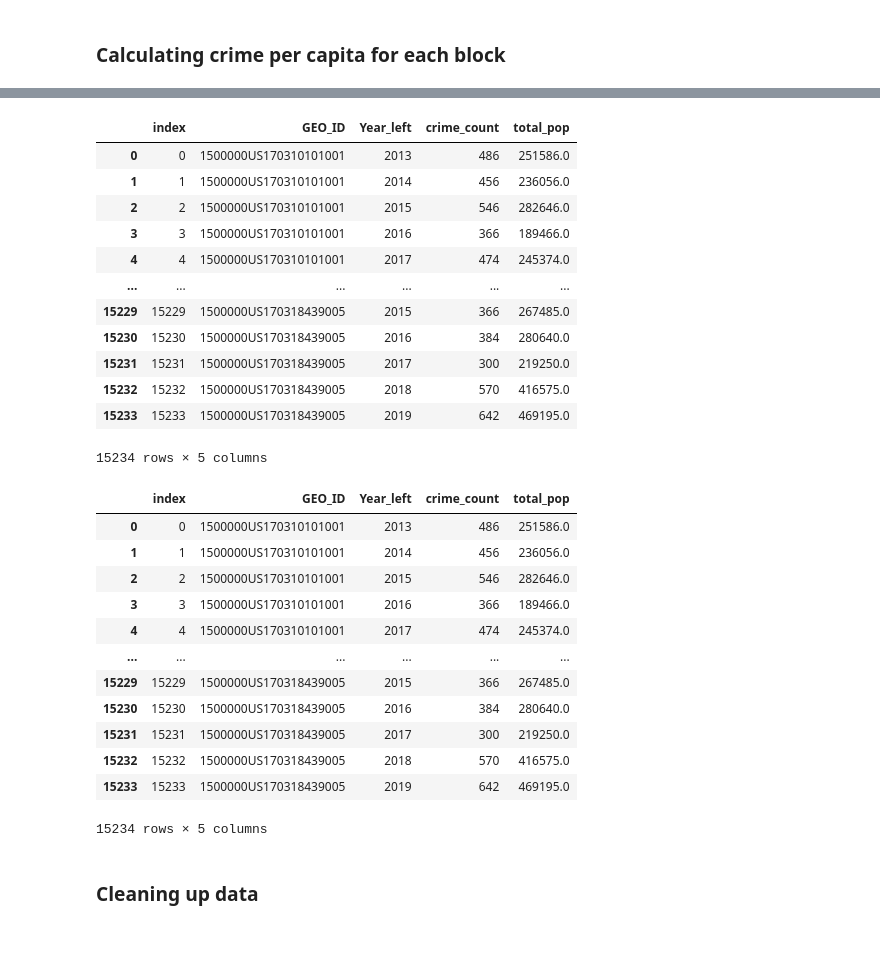
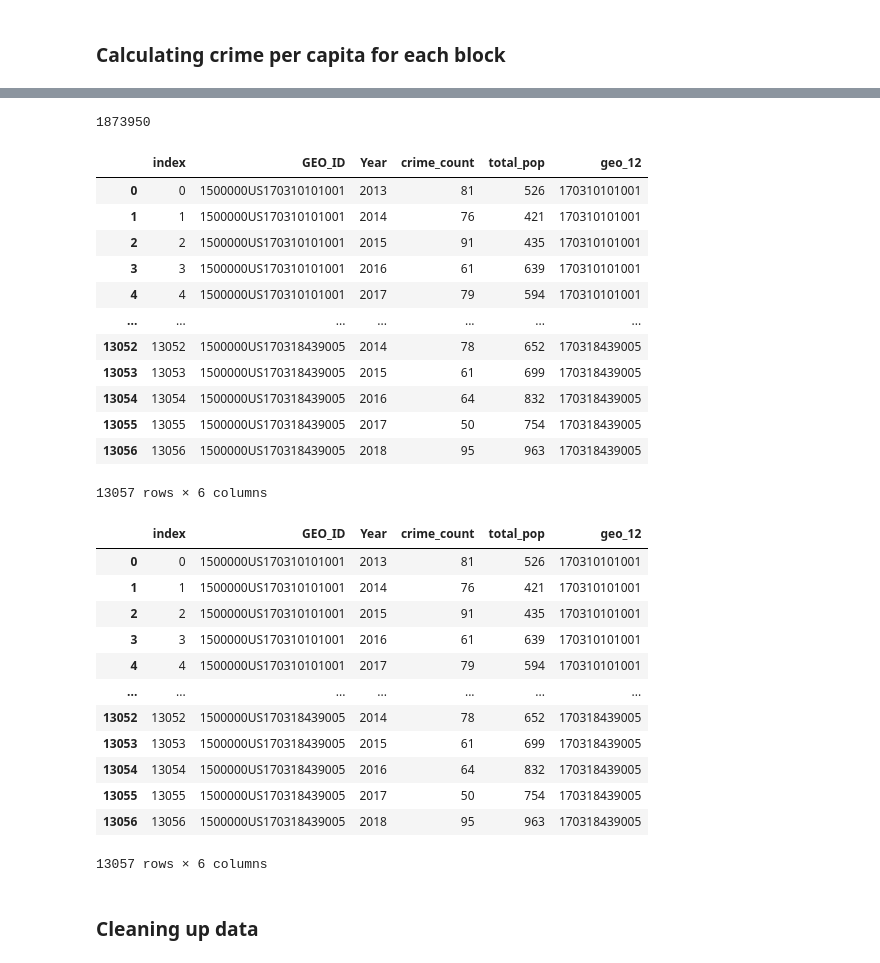
Before and after one commit to ymericson/ml-project, a Jupyter notebook: crimes & cta_dist.ipynb, the cells around one changed output, grey strips where cells are left out. Cells and saved outputs as stored; diff of their text form; code cells hidden in the pictures.

```diff
--- a/crimes & cta_dist.ipynb
+++ b/crimes & cta_dist.ipynb
@@ -160,6 +166,7 @@ limited_gdf
 # %%
 limited_gdf = limited_gdf[limited_gdf.total_pop != 0]
 limited_gdf = limited_gdf.dropna()
+limited_gdf = limited_gdf.drop_duplicates('Case Number')
 limited_gdf
 # %% [output]
 |  | total_pop | ID | Case Number | Year_left | Primary Type | blockce10 | GEO_ID | geometry |
@@ -178,7 +185,8 @@ limited_gdf
 # %% [markdown]
 ### Calculating crime per capita for each block
 # %%
-count_by_block = pd.Series(limited_gdf.groupby(['GEO_ID', 'Year_left'])['Case Number'].count(), name='crime_count')
-count_by_block = count_by_block.to_frame()
+count_by_block = pd.Series(limited_gdf.groupby(['GEO_ID', 'Year_left'])['Case Number'].count(), name='crime_count').reset_index()
+count_by_block = count_by_block
+count_by_block = count_by_block.rename(columns={"Year_left": "Year"})
 count_by_block
 # %% [output]
@@ -216,37 +206,41 @@ pop_by_geo
+# %%
+sum(count_by_block['crime_count'])
+# %% [output]
+1873950
 # %%
-crimes_and_pop = count_by_block.merge(pop_by_geo, on=["GEO_ID","Year_left"], how="inner").reset_index()
+crimes_and_pop = count_by_block.merge(acs_df, on=["GEO_ID","Year"], how="inner").reset_index()
 crimes_and_pop
 # %% [output]
-|  | index | GEO_ID | Year_left | crime_count | total_pop |
-| 0 | 0 | 1500000US170310101001 | 2013 | 486 | 251586.0 |
-| 1 | 1 | 1500000US170310101001 | 2014 | 456 | 236056.0 |
-| 2 | 2 | 1500000US170310101001 | 2015 | 546 | 282646.0 |
-| 3 | 3 | 1500000US170310101001 | 2016 | 366 | 189466.0 |
-| 4 | 4 | 1500000US170310101001 | 2017 | 474 | 245374.0 |
-| ... | ... | ... | ... | ... | ... |
-| 15229 | 15229 | 1500000US170318439005 | 2015 | 366 | 267485.0 |
-| 15230 | 15230 | 1500000US170318439005 | 2016 | 384 | 280640.0 |
-| 15231 | 15231 | 1500000US170318439005 | 2017 | 300 | 219250.0 |
-| 15232 | 15232 | 1500000US170318439005 | 2018 | 570 | 416575.0 |
-| 15233 | 15233 | 1500000US170318439005 | 2019 | 642 | 469195.0 |
+|  | index | GEO_ID | Year | crime_count | total_pop | geo_12 |
+| 0 | 0 | 1500000US170310101001 | 2013 | 81 | 526 | 170310101001 |
+| 1 | 1 | 1500000US170310101001 | 2014 | 76 | 421 | 170310101001 |
+| 2 | 2 | 1500000US170310101001 | 2015 | 91 | 435 | 170310101001 |
+| 3 | 3 | 1500000US170310101001 | 2016 | 61 | 639 | 170310101001 |
+| 4 | 4 | 1500000US170310101001 | 2017 | 79 | 594 | 170310101001 |
+| ... | ... | ... | ... | ... | ... | ... |
+| 13052 | 13052 | 1500000US170318439005 | 2014 | 78 | 652 | 170318439005 |
+| 13053 | 13053 | 1500000US170318439005 | 2015 | 61 | 699 | 170318439005 |
+| 13054 | 13054 | 1500000US170318439005 | 2016 | 64 | 832 | 170318439005 |
+| 13055 | 13055 | 1500000US170318439005 | 2017 | 50 | 754 | 170318439005 |
+| 13056 | 13056 | 1500000US170318439005 | 2018 | 95 | 963 | 170318439005 |
-15234 rows × 5 columns
+13057 rows × 6 columns
 # %%
 joined2=crimes_and_pop
 joined2
 # %% [output]
-|  | index | GEO_ID | Year_left | crime_count | total_pop |
-| 0 | 0 | 1500000US170310101001 | 2013 | 486 | 251586.0 |
-| 1 | 1 | 1500000US170310101001 | 2014 | 456 | 236056.0 |
-| 2 | 2 | 1500000US170310101001 | 2015 | 546 | 282646.0 |
-| 3 | 3 | 1500000US170310101001 | 2016 | 366 | 189466.0 |
-| 4 | 4 | 1500000US170310101001 | 2017 | 474 | 245374.0 |
-| ... | ... | ... | ... | ... | ... |
-| 15229 | 15229 | 1500000US170318439005 | 2015 | 366 | 267485.0 |
-| 15230 | 15230 | 1500000US170318439005 | 2016 | 384 | 280640.0 |
-| 15231 | 15231 | 1500000US170318439005 | 2017 | 300 | 219250.0 |
-| 15232 | 15232 | 1500000US170318439005 | 2018 | 570 | 416575.0 |
-| 15233 | 15233 | 1500000US170318439005 | 2019 | 642 | 469195.0 |
+|  | index | GEO_ID | Year | crime_count | total_pop | geo_12 |
+| 0 | 0 | 1500000US170310101001 | 2013 | 81 | 526 | 170310101001 |
+| 1 | 1 | 1500000US170310101001 | 2014 | 76 | 421 | 170310101001 |
+| 2 | 2 | 1500000US170310101001 | 2015 | 91 | 435 | 170310101001 |
+| 3 | 3 | 1500000US170310101001 | 2016 | 61 | 639 | 170310101001 |
+| 4 | 4 | 1500000US170310101001 | 2017 | 79 | 594 | 170310101001 |
+| ... | ... | ... | ... | ... | ... | ... |
+| 13052 | 13052 | 1500000US170318439005 | 2014 | 78 | 652 | 170318439005 |
+| 13053 | 13053 | 1500000US170318439005 | 2015 | 61 | 699 | 170318439005 |
+| 13054 | 13054 | 1500000US170318439005 | 2016 | 64 | 832 | 170318439005 |
+| 13055 | 13055 | 1500000US170318439005 | 2017 | 50 | 754 | 170318439005 |
+| 13056 | 13056 | 1500000US170318439005 | 2018 | 95 | 963 | 170318439005 |
-15234 rows × 5 columns
+13057 rows × 6 columns
 # %% [markdown]
 ### Cleaning up data
 # %%
```
Also changed, not shown: parts of 11 cells of this notebook.
